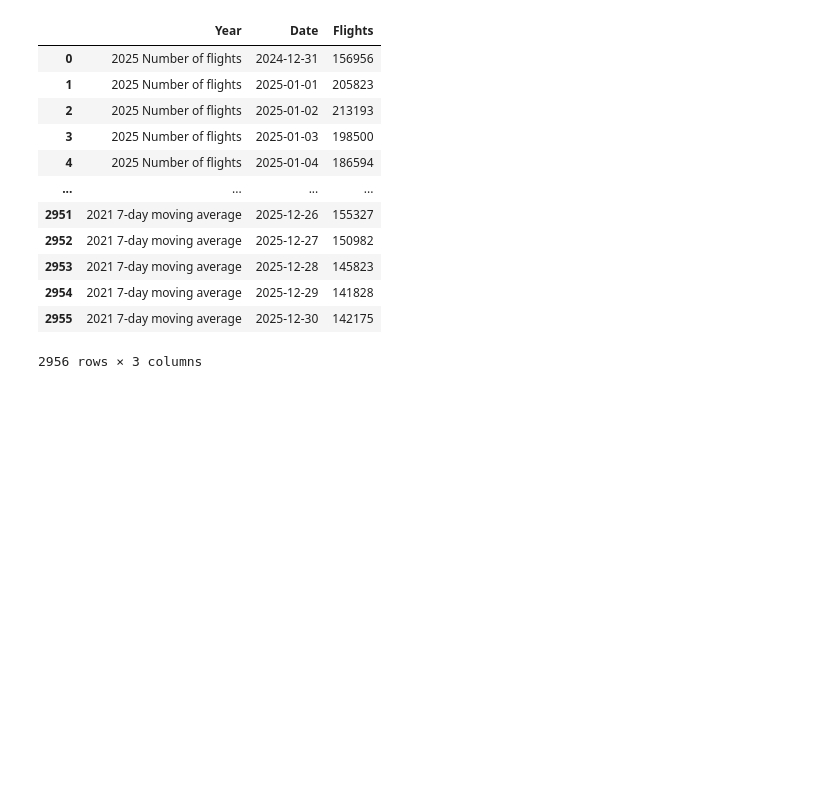
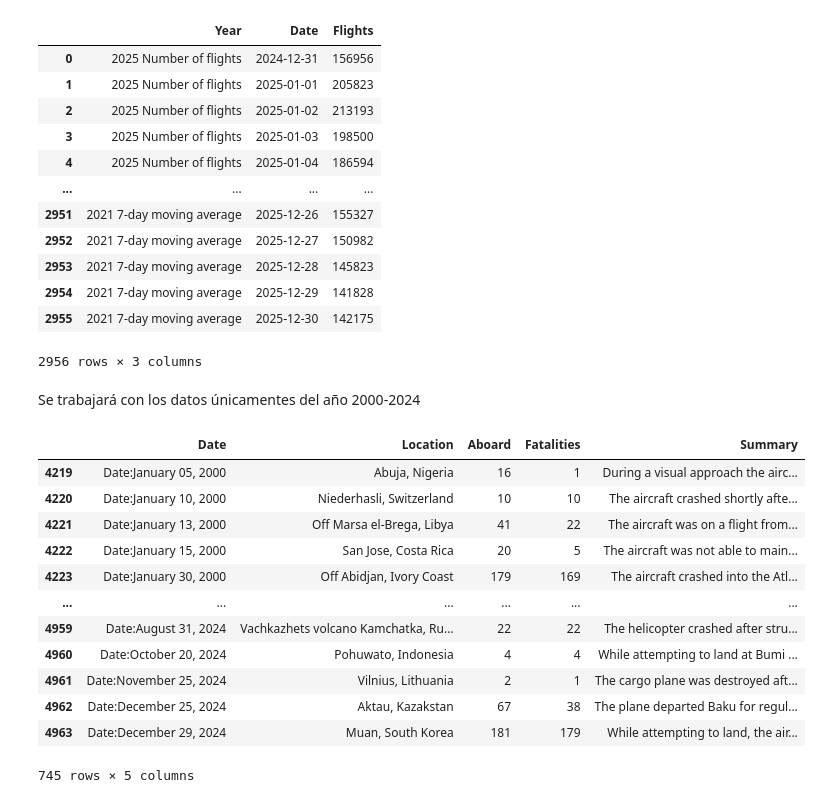
Before and after one commit to 2Dsa3/PROYECTO-1-LENGUAJES-DE-PROGRAMACI-N, a Jupyter notebook: Proyecto 2/EDA_rated_flights.ipynb, the cells around one changed output. Saved outputs shown, nothing was run; the diff lists cells and outputs as text; code cells hidden in the pictures; blank space fills up the shorter version.

```diff
--- a/Proyecto 2/EDA_rated_flights.ipynb
+++ b/Proyecto 2/EDA_rated_flights.ipynb
@@ -224,3 +225,35 @@ df_flights_all_years
 | 2954 | 2021 7-day moving average | 2025-12-29 | 141828 |
 | 2955 | 2021 7-day moving average | 2025-12-30 | 142175 |
 2956 rows × 3 columns
+# %% [markdown]
+Se trabajará con los datos únicamentes del año 2000-2024
+# %%
+#Filtrar anios 2000 - 2024
+
+df_plane_crashes_years=pd.to_datetime(df_plane_crashes['Date'].str.replace("Date:",""), format="%B %d, %Y").dt.year
+
+df_plane_crashes.where(df_plane_crashes_years.between(2000,2024), inplace=True)
+
+df_plane_crashes.dropna(inplace=True)
+
+#Eliminar palabras innecesarias
+df_plane_crashes['Location']=df_plane_crashes['Location'].str.replace('Location:','')
+df_plane_crashes['Aboard']=df_plane_crashes['Aboard'].str.replace(r'Aboard:?|\(.*\)','', regex=True)
+df_plane_crashes['Fatalities']=df_plane_crashes['Fatalities'].str.replace(r'Fatalities:?|\(.*\)','', regex=True)
+df_plane_crashes['Summary']=df_plane_crashes['Summary'].str.replace('Summary:','')
+
+df_plane_crashes
+# %% [output]
+|  | Date | Location | Aboard | Fatalities | Summary |
+| 4219 | Date:January 05, 2000 | Abuja, Nigeria | 16 | 1 | During a visual approach the airc... |
+| 4220 | Date:January 10, 2000 | Niederhasli, Switzerland | 10 | 10 | The aircraft crashed shortly afte... |
+| 4221 | Date:January 13, 2000 | Off Marsa el-Brega, Libya | 41 | 22 | The aircraft was on a flight from... |
+| 4222 | Date:January 15, 2000 | San Jose, Costa Rica | 20 | 5 | The aircraft was not able to main... |
+| 4223 | Date:January 30, 2000 | Off Abidjan, Ivory Coast | 179 | 169 | The aircraft crashed into the Atl... |
+| ... | ... | ... | ... | ... | ... |
+| 4959 | Date:August 31, 2024 | Vachkazhets volcano Kamchatka, Ru... | 22 | 22 | The helicopter crashed after stru... |
+| 4960 | Date:October 20, 2024 | Pohuwato, Indonesia | 4 | 4 | While attempting to land at Bumi ... |
+| 4961 | Date:November 25, 2024 | Vilnius, Lithuania | 2 | 1 | The cargo plane was destroyed aft... |
+| 4962 | Date:December 25, 2024 | Aktau, Kazakstan | 67 | 38 | The plane departed Baku for regul... |
+| 4963 | Date:December 29, 2024 | Muan, South Korea | 181 | 179 | While attempting to land, the air... |
+745 rows × 5 columns
```
Also changed, not shown: parts of 8 cells of this notebook, 1 other file.
